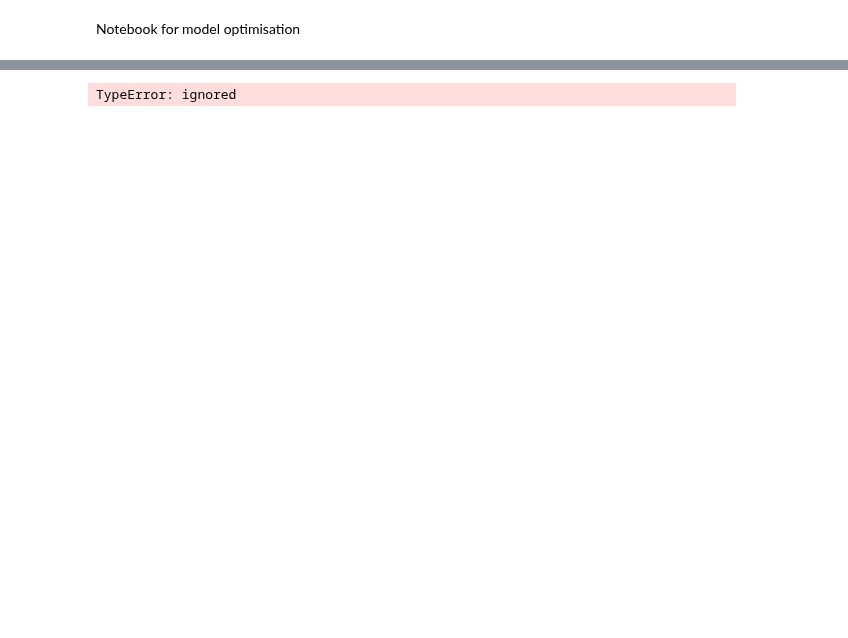
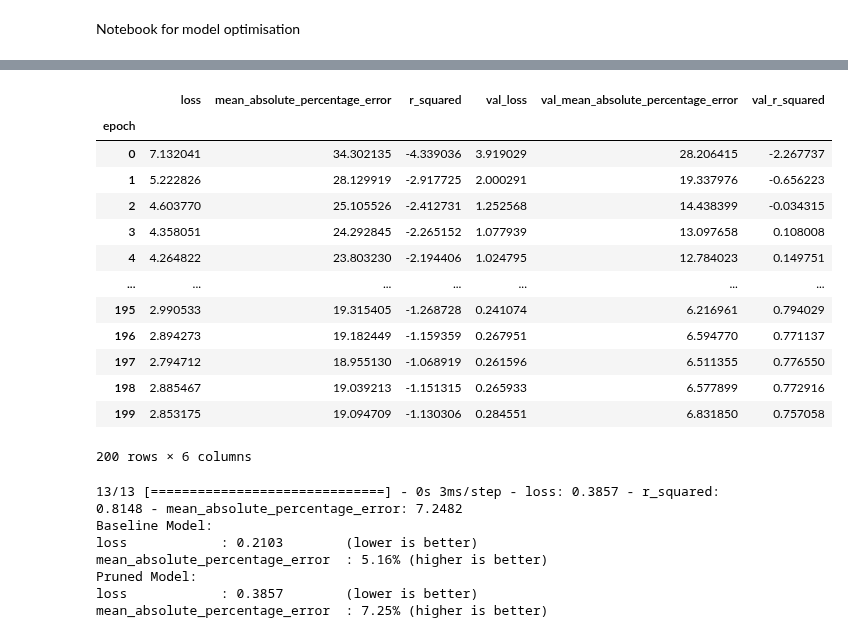
Before and after one commit to p-owens/MAI, a Jupyter notebook: network_pruning.ipynb, the cells around one changed output, grey strips where cells are left out. Drawn from its saved outputs; the diff is of its cells as text; code cells hidden in the pictures; blank space fills up the shorter version.

```diff
--- a/network_pruning.ipynb
+++ b/network_pruning.ipynb
@@ -361,10 +382,39 @@ TypeError: ignored
+# %%
+#print the logfile of the model training data
+pd.read_csv(log_file, index_col='epoch')
+# %% [output]
+|  | loss | mean_absolute_percentage_error | r_squared | val_loss | val_mean_absolute_percentage_error | val_r_squared |
+| epoch |  |  |  |  |  |  |
+| 0 | 7.132041 | 34.302135 | -4.339036 | 3.919029 | 28.206415 | -2.267737 |
+| 1 | 5.222826 | 28.129919 | -2.917725 | 2.000291 | 19.337976 | -0.656223 |
+| 2 | 4.603770 | 25.105526 | -2.412731 | 1.252568 | 14.438399 | -0.034315 |
+| 3 | 4.358051 | 24.292845 | -2.265152 | 1.077939 | 13.097658 | 0.108008 |
+| 4 | 4.264822 | 23.803230 | -2.194406 | 1.024795 | 12.784023 | 0.149751 |
+| ... | ... | ... | ... | ... | ... | ... |
+| 195 | 2.990533 | 19.315405 | -1.268728 | 0.241074 | 6.216961 | 0.794029 |
+| 196 | 2.894273 | 19.182449 | -1.159359 | 0.267951 | 6.594770 | 0.771137 |
+| 197 | 2.794712 | 18.955130 | -1.068919 | 0.261596 | 6.511355 | 0.776550 |
+| 198 | 2.885467 | 19.039213 | -1.151315 | 0.265933 | 6.577899 | 0.772916 |
+| 199 | 2.853175 | 19.094709 | -1.130306 | 0.284551 | 6.831850 | 0.757058 |
+200 rows × 6 columns
 # %%
-#evaluate the model on the test set
-results = model.evaluate(x_test,y_test, verbose=1)
-print("{name1}\t\t: {mse:.4f}\t(lower is better)\n{name2}\t: {r2:.2%}\t(higher is better)".format(name1 = model.metrics_names[0],
+#Compare pruned model v unpruned model
+
+results_pruned = model_for_pruning.evaluate(x_test,y_test, verbose=1)
+print("Baseline Model:\n{name1}\t\t: {mse:<.4f}\t(lower is better)\n{name2}\t: {r2:<.2%}\t(higher is better)".format(name1 = model.metrics_names[0],
                                                                                                     name2 = model.metrics_names[2],
                                                                                                     mse = results[0],
+                                                                                                    r2 = results[2]/100))
 
-                                                                                                    r2 = results[2]))
+print("Pruned Model:\n{namep1}\t\t: {pmse:<.4f}\t(lower is better)\n{namep2}\t: {pr2:<.2%}\t(higher is better)".format(namep1 = model_for_pruning.metrics_names[0],
+                                                                                                    namep2 = model_for_pruning.metrics_names[2],
+                                                                                                    pmse = results_pruned[0],
+                                                                                                    pr2 = results_pruned[2]/100))
 # %% [output]
-TypeError: ignored
+13/13 [==============================] - 0s 3ms/step - loss: 0.3857 - r_squared: 0.8148 - mean_absolute_percentage_error: 7.2482
+Baseline Model:
+loss            : 0.2103        (lower is better)
+mean_absolute_percentage_error  : 5.16% (higher is better)
+Pruned Model:
+loss            : 0.3857        (lower is better)
+mean_absolute_percentage_error  : 7.25% (higher is better)
```
Also changed, not shown: parts of 26 cells of this notebook, 1 other file.
